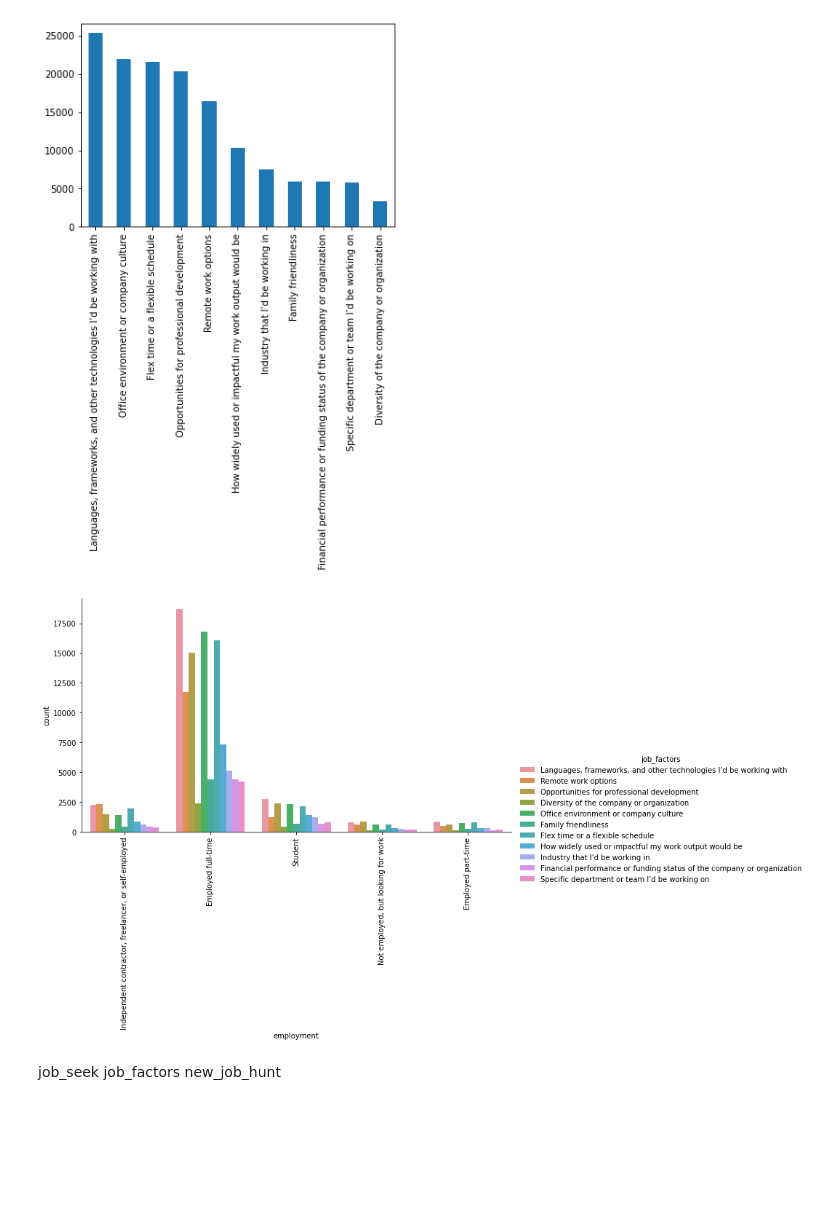
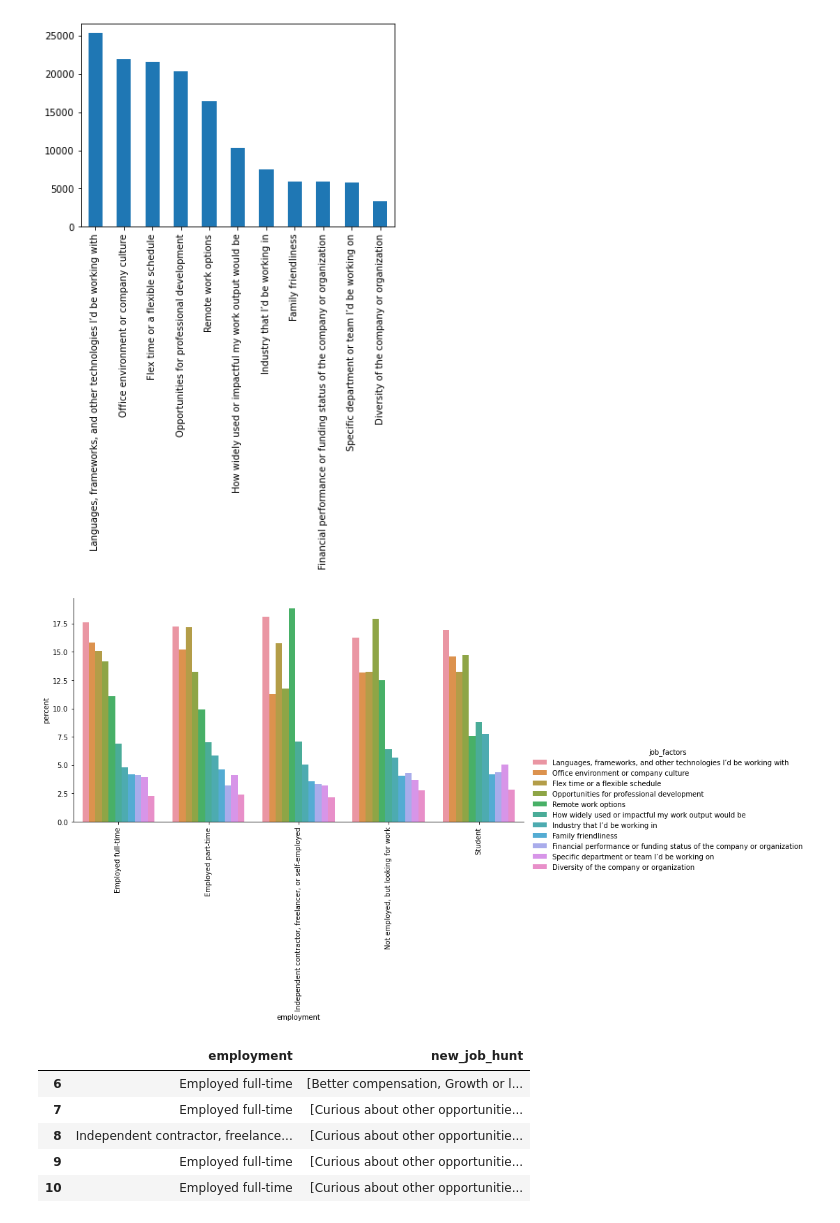
Before and after one commit to netxph/so-analysis, a Jupyter notebook: notebook/02-so-eda.ipynb, the cells around one changed output. Drawn from its saved outputs; the diff is of its cells as text; code cells hidden in the pictures; blank space fills up the shorter version.

```diff
--- a/notebook/02-so-eda.ipynb
+++ b/notebook/02-so-eda.ipynb
@@ -180,11 +185,23 @@ factors_exp.job_factors.value_counts().plot(kind="bar");
 # %% [output]
 [figure]
 # %%
-g = sns.catplot(x="employment", hue="job_factors", data=factors_exp, kind="count", aspect=2)
+x,y = 'employment', 'job_factors'
+
+factors_g = count_percentage(x, y, factors_exp)
+
+g = sns.catplot(x = x, y = "percent", hue = y, kind="bar", aspect = 2, data = factors_g)
 g.set_xticklabels(rotation=90);
 # %% [output]
-[figure, old version]
+[figure, new version]
-# %% [markdown]
-job_seek
-job_factors
-new_job_hunt
+# %%
+job_hunt = df[["employment", "new_job_hunt"]].dropna()
+job_hunt["new_job_hunt"] = job_hunt.new_job_hunt.str.split(";")
+
+job_hunt.head()
+# %% [output]
+|  | employment | new_job_hunt |
+| 6 | Employed full-time | [Better compensation, Growth or l... |
+| 7 | Employed full-time | [Curious about other opportunitie... |
+| 8 | Independent contractor, freelance... | [Curious about other opportunitie... |
+| 9 | Employed full-time | [Curious about other opportunitie... |
+| 10 | Employed full-time | [Curious about other opportunitie... |
```
Also changed, not shown: parts of 6 cells of this notebook, 1 other file.
